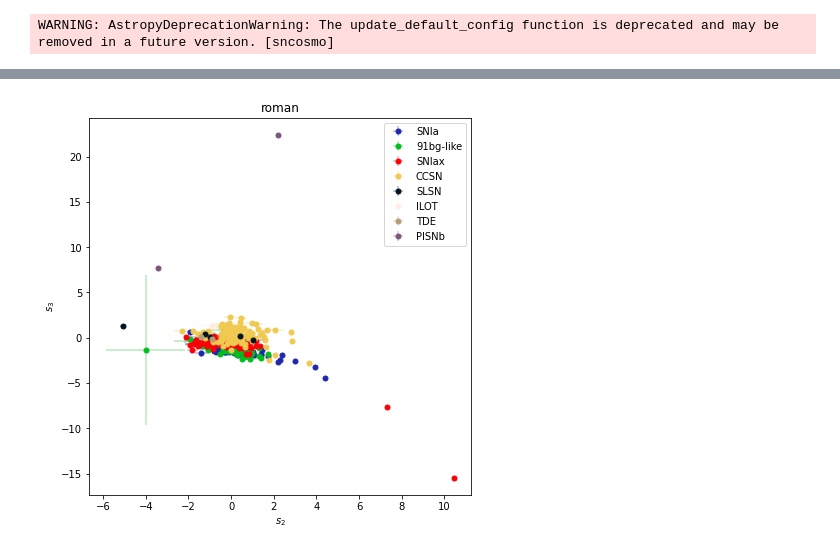
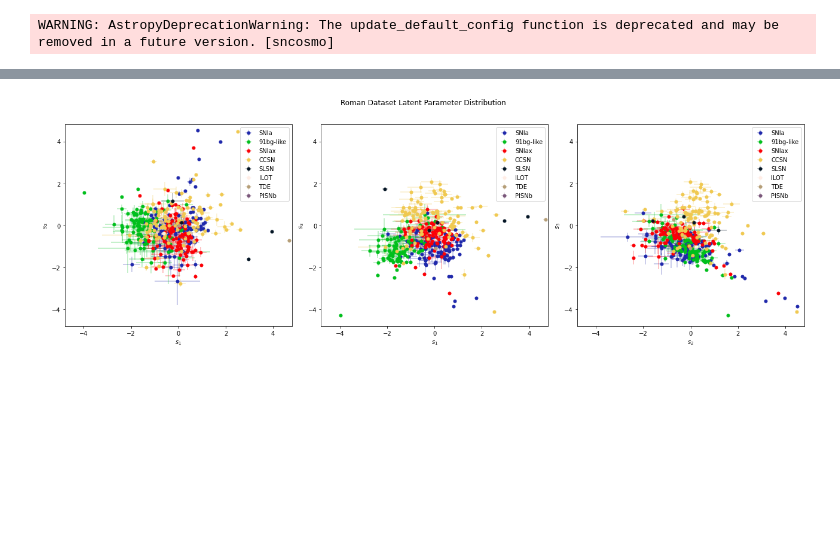
Before and after one commit to BelalAbdelhadi/SpectralParSNIP, a Jupyter notebook: notebooks/classification.ipynb, the cells around one changed output, grey strips where cells are left out. Saved outputs shown, nothing was run; the diff lists cells and outputs as text; code cells hidden in the pictures; blank space fills up the shorter version.

```diff
--- a/notebooks/classification.ipynb
+++ b/notebooks/classification.ipynb
@@ -433,10 +297,30 @@ plt.savefig('./roman_classification12.pdf')
-# %%
-parsnip.plot_representation(preds, roman_plot_labels, idx1=2, idx2=3, max_count=100)
-plt.title('roman')
-
-plt.savefig('./roman_classification23.pdf')
-# %% [output]
-[figure, removed]
+# %%
+
+
+
+sn_types = ['SNIa', '91bg-like', 'SNIax', 'CCSN', 'SLSN', 'ILOT', 'TDE', 'PISNb']
+
+# Create a figure with 3 subplots
+fig, axs = plt.subplots(1, 3, figsize=(18, 6))
+fig.suptitle('Roman Dataset Latent Parameter Distribution')
+
+# Plot for each combination of indices
+parsnip.plot_representation(pred_test, sn_types, idx1=1, idx2=2, max_count=100, ax=axs[0])
+axs[0].set_xlim(-4.8,4.8)
+axs[0].set_ylim(-4.8,4.8)
+parsnip.plot_representation(pred_test, sn_types, idx1=1, idx2=3, max_count=100, ax=axs[1])
+axs[1].set_xlim(-4.8,4.8)
+axs[1].set_ylim(-4.8,4.8)
+parsnip.plot_representation(pred_test, sn_types, idx1=2, idx2=3, max_count=100, ax=axs[2])
+axs[2].set_xlim(-4.8,4.8)
+axs[2].set_ylim(-4.8,4.8)
+
+# Adjust layout and save the figure
+plt.tight_layout(rect=[0, 0, 1, 0.96])
+plt.savefig('./figures/roman_classification.pdf')
+plt.show()
+# %% [output]
+[figure, added]
 # %%
 bins = (
     (0, 0.25),
```
Also changed, not shown: parts of 22 cells of this notebook, 37 other files.
